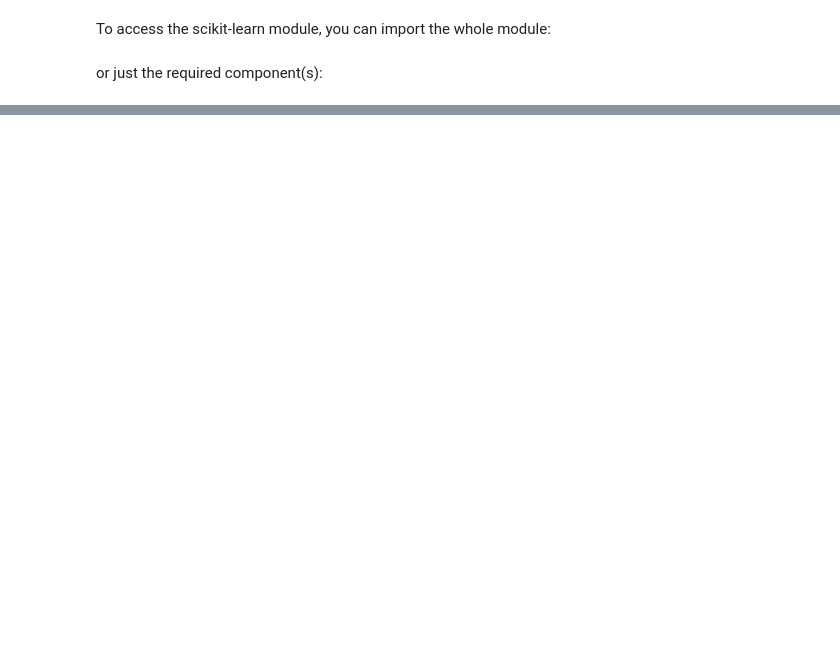
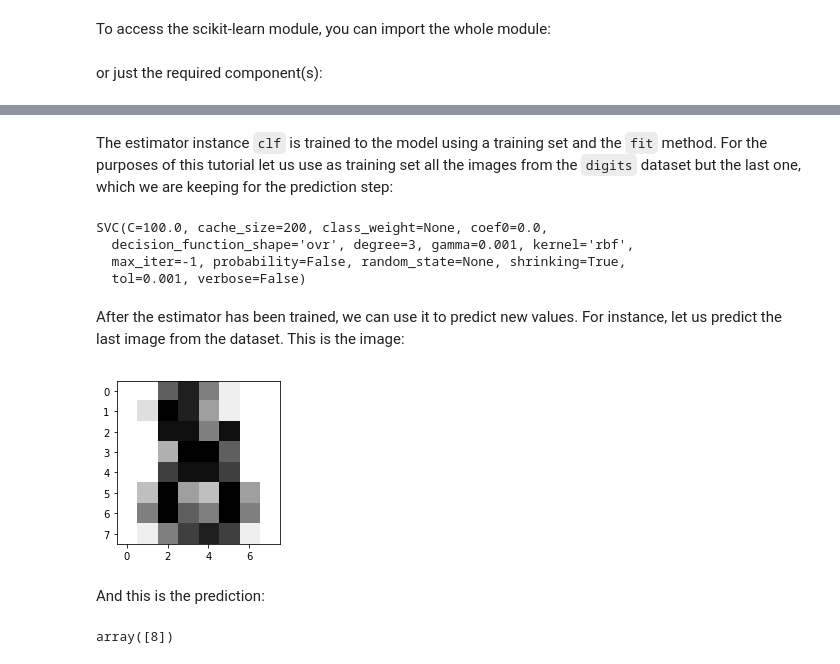
Before and after one commit to PawseySC/Using-Python-in-HPC, a Jupyter notebook: notebooks/02.5-scikit-learn-Intro.ipynb, the cells around one changed output, grey strips where cells are left out. Cells and saved outputs as stored; diff of their text form; code cells hidden in the pictures; blank space fills up the shorter version.

Commit message:
completed v1 of sklearn nb

```diff
--- a/notebooks/02.5-scikit-learn-Intro.ipynb
+++ b/notebooks/02.5-scikit-learn-Intro.ipynb
@@ -34,0 +43,3 @@ from sklearn import svm
+# %%
+from sklearn import datasets
+digits = datasets.load_digits()
@@ -34,0 +120,25 @@ from sklearn import svm
+# %% [markdown]
+The estimator instance `clf` is trained to the model using a training set and the `fit` method. For the purposes of this tutorial let us use as training set all the images from the `digits` dataset but the last one, which we are keeping for the prediction step:
+# %%
+clf.fit(digits.data[:-1], digits.target[:-1])
+# %% [output]
+SVC(C=100.0, cache_size=200, class_weight=None, coef0=0.0,
+  decision_function_shape='ovr', degree=3, gamma=0.001, kernel='rbf',
+  max_iter=-1, probability=False, random_state=None, shrinking=True,
+  tol=0.001, verbose=False)
+# %% [markdown]
+After the estimator has been trained, we can use it to predict new values. For instance, let us predict the last image from the dataset. This is the image:
+# %%
+import matplotlib.pyplot as plt
+%matplotlib inline
+plt.figure(1, figsize=(3, 3))
+plt.imshow(digits.images[-1], cmap=plt.cm.gray_r, interpolation='nearest')
+plt.show()
+# %% [output]
+[figure, added]
+# %% [markdown]
+And this is the prediction:
+# %%
+clf.predict(digits.data[-1:])
+# %% [output]
+array([8])
```
Also changed, not shown: parts of 55 cells of this notebook, 1 other file.
